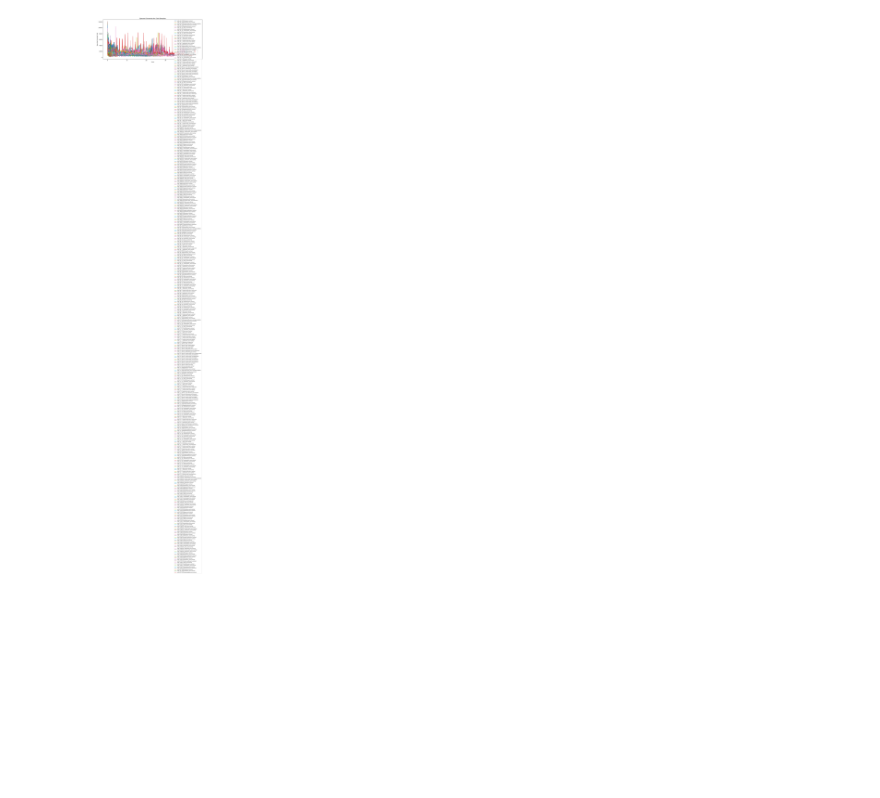
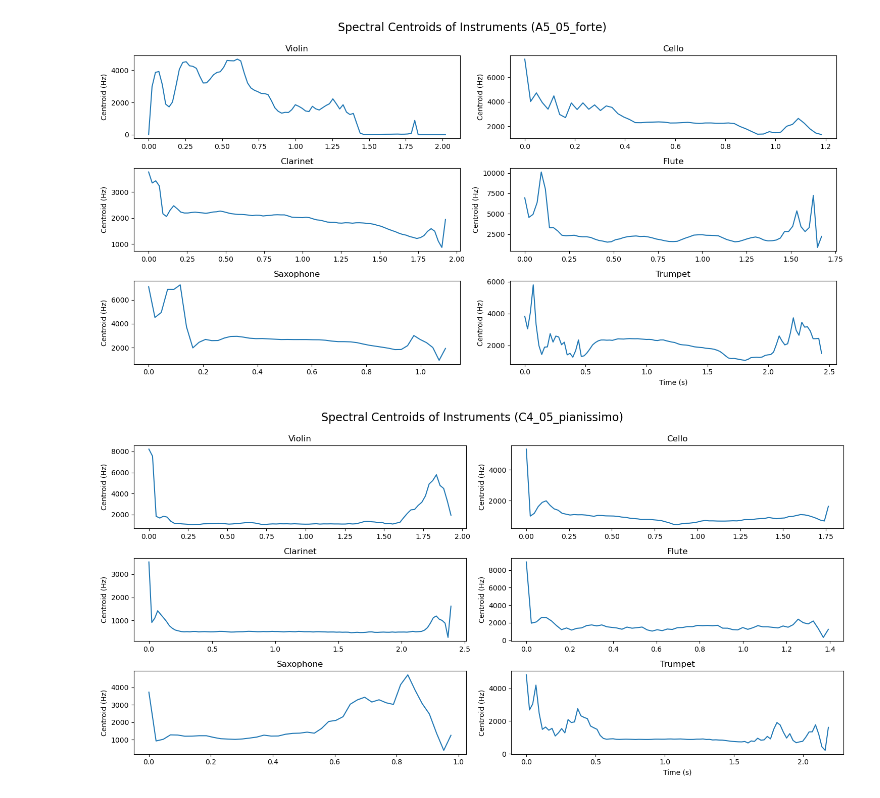
Before and after one commit to s-bao/lazs-final-project, a Jupyter notebook: centroid.ipynb, the cells around one changed output. Saved outputs shown, nothing was run; the diff lists cells and outputs as text; code cells hidden in the pictures; blank space fills up the shorter version.

```diff
--- a/centroid.ipynb
+++ b/centroid.ipynb
@@ -8,46 +8,86 @@ import matplotlib.pyplot as plt
 BASE_PATH = os.path.join("data", "all-samples")
 path = os.path.join(BASE_PATH, '')
 
-def get_instruments_path(path, instrument_name):
+def get_instruments_path(path, instrument_name, note_filter=None):
     instrument_path = os.path.join(path, instrument_name)
     if not os.path.exists(instrument_path):
         raise ValueError(f'Instrument folder not found: {instrument_path}')
 
-    instrument_files = [f for f in os.listdir(instrument_path) if f.endswith(('.wav', '.mp3'))]
+    instrument_files = [
+        f for f in os.listdir(instrument_path)
+        if f.endswith(('.wav', '.mp3')) and (note_filter in f if note_filter else True)
+    ]
     return instrument_path, instrument_files
 
-def compute_centroids(path, instrument_name):
-    instrument_path, instrument_files = get_instruments_path(path, instrument_name)
+def compute_centroids(path, instrument_name, note_filter=None):
+    instrument_path, instrument_files = get_instruments_path(path, instrument_name, note_filter)
     data = {}
 
     for file in instrument_files:
         try:
             file_path = os.path.join(instrument_path, file)
             y, sr = librosa.load(file_path, sr=None)
             centroid = librosa.feature.spectral_centroid(y=y, sr=sr)
             label = os.path.splitext(file)[0]
             data[label] = centroid
         except Exception as e:
             print(f"Error with {file}: {e}")
             continue
     return data
 
-def plot_centroids_together(path, instrument_name):
-    data = compute_centroids(path, instrument_name)
+def plot_centroids_together(path, instrument_name, note_filter=None):
+    data = compute_centroids(path, instrument_name, note_filter)
     plt.figure(figsize=(15, 6))
     plt.xlabel("Time")
     plt.ylabel("Spectral Centroid (Hz)")
-    plt.title(f"Spectral Centroids for {instrument_name.capitalize()} Samples")
+    plt.title(f"Spectral Centroids for {instrument_name.capitalize()} Samples ({note_filter})")
 
     for label, centroid in data.items():
         times = librosa.times_like(centroid)
         plt.plot(times, centroid.T, label=label)
 
-    plt.legend(loc="upper right", fontsize=8)
+    # plt.legend(loc="upper right", fontsize=8)
     plt.tight_layout()
     plt.show()
 
-# --- Run it! ---
-plot_centroids_together(path, 'cello')
+def plot_multiple_instruments_centroids(path, instrument_names, note_filter=None):
+    num_instruments = len(instrument_names)
+    rows, cols = 3, 2
+    fig, axs = plt.subplots(rows, cols, figsize=(15, 2.5 * rows))
+    axs = axs.flatten()
+
+    for i, instrument_name in enumerate(instrument_names):
+        ax = axs[i]
+        data = compute_centroids(path, instrument_name, note_filter)
+        for label, centroid in data.items():
+            times = librosa.times_like(centroid)
+            ax.plot(times, centroid.T)
+        ax.set_title(instrument_name.capitalize())
+        ax.set_ylabel("Centroid (Hz)")
+
+    # Hide unused subplots, if any
+    for j in range(len(instrument_names), len(axs)):
+        fig.delaxes(axs[j])
+
+    axs[min(len(instrument_names), len(axs)) - 1].set_xlabel("Time (s)")
+
+    # Overall title
+    fig.suptitle(f"Spectral Centroids of Instruments ({note_filter})", fontsize=16)
+    plt.tight_layout(rect=[0, 0, 1, 0.99])  # leave space for suptitle
+    plt.show()
+
+
+# plot_centroids_together(path, 'violin', note_filter="A5_05_forte_arco-normal")
+# plot_centroids_together(path, 'cello', note_filter="A5_05_forte_arco-normal")
+# plot_centroids_together(path, 'clarinet', note_filter="A5_05_forte_normal")
+# plot_centroids_together(path, 'flute', note_filter="A5_05_forte_normal")
+# plot_centroids_together(path, 'saxophone', note_filter="A5_05_forte_normal")
+# plot_centroids_together(path, 'trumpet', note_filter="A5_05_forte_normal")
+
+instrument_list = ['violin', 'cello', 'clarinet', 'flute', 'saxophone', 'trumpet']
+
+plot_multiple_instruments_centroids(path, instrument_list, "A5_05_forte")
+plot_multiple_instruments_centroids(path, instrument_list, "C4_05_pianissimo")
 # %% [output]
-[figure, old version]
+[figure, new version]
+[figure, added]
```
Also changed, not shown: 5 other files.
